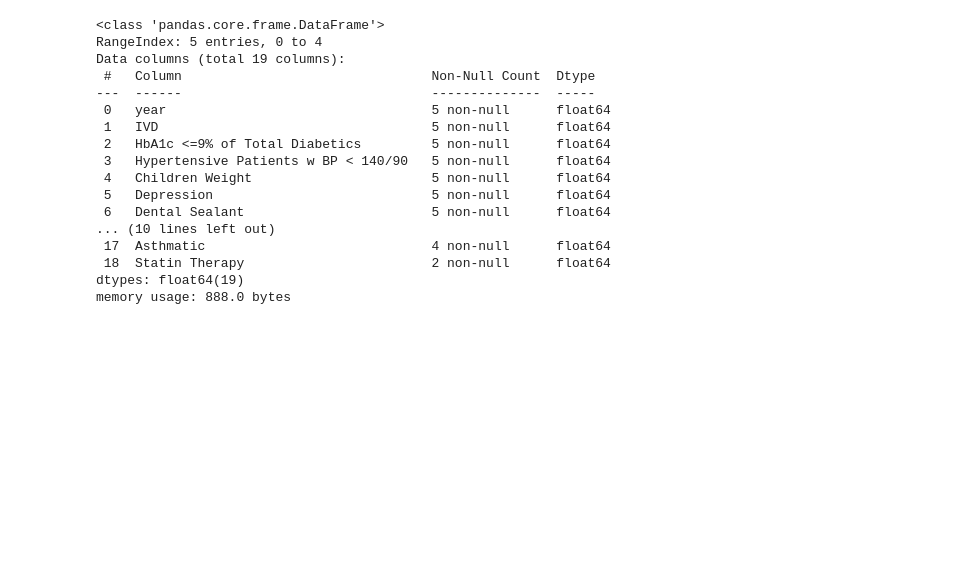
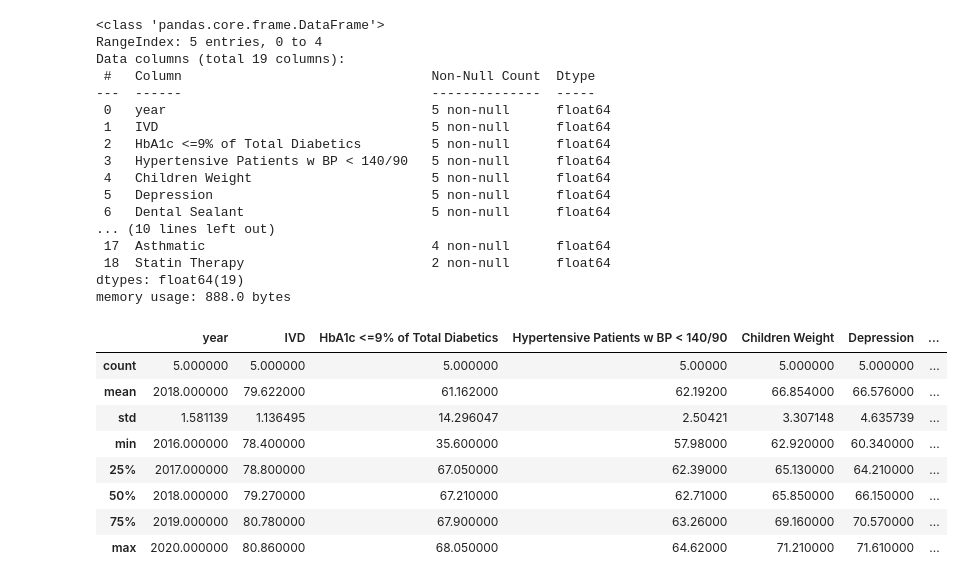
Before and after one commit to alamin19/Prediction_2020, a Jupyter notebook: Prediction_2020.ipynb, the cells around one changed output. Saved outputs shown, nothing was run; the diff lists cells and outputs as text; code cells hidden in the pictures; blank space fills up the shorter version.

```diff
--- a/Prediction_2020.ipynb
+++ b/Prediction_2020.ipynb
@@ -67,4 +67,16 @@ Data columns (total 19 columns):
  18  Statin Therapy                        2 non-null      float64
 dtypes: float64(19)
 memory usage: 888.0 bytes
+# %%
+df.describe() #std needs to be same to employ regular machine learning. Scalling needs to be performed. Typical machine learning, no variance is expected.
+# %% [output]
+|  | year | IVD | HbA1c <=9% of Total Diabetics | Hypertensive Patients w BP < 140/90 | Children Weight | Depression | ... |
+| count | 5.000000 | 5.000000 | 5.000000 | 5.00000 | 5.000000 | 5.000000 | ... |
+| mean | 2018.000000 | 79.622000 | 61.162000 | 62.19200 | 66.854000 | 66.576000 | ... |
+| std | 1.581139 | 1.136495 | 14.296047 | 2.50421 | 3.307148 | 4.635739 | ... |
+| min | 2016.000000 | 78.400000 | 35.600000 | 57.98000 | 62.920000 | 60.340000 | ... |
+| 25% | 2017.000000 | 78.800000 | 67.050000 | 62.39000 | 65.130000 | 64.210000 | ... |
+| 50% | 2018.000000 | 79.270000 | 67.210000 | 62.71000 | 65.850000 | 66.150000 | ... |
+| 75% | 2019.000000 | 80.780000 | 67.900000 | 63.26000 | 69.160000 | 70.570000 | ... |
+| max | 2020.000000 | 80.860000 | 68.050000 | 64.62000 | 71.210000 | 71.610000 | ... |
 # %%
```
Also changed, not shown: parts of 12 cells of this notebook.
